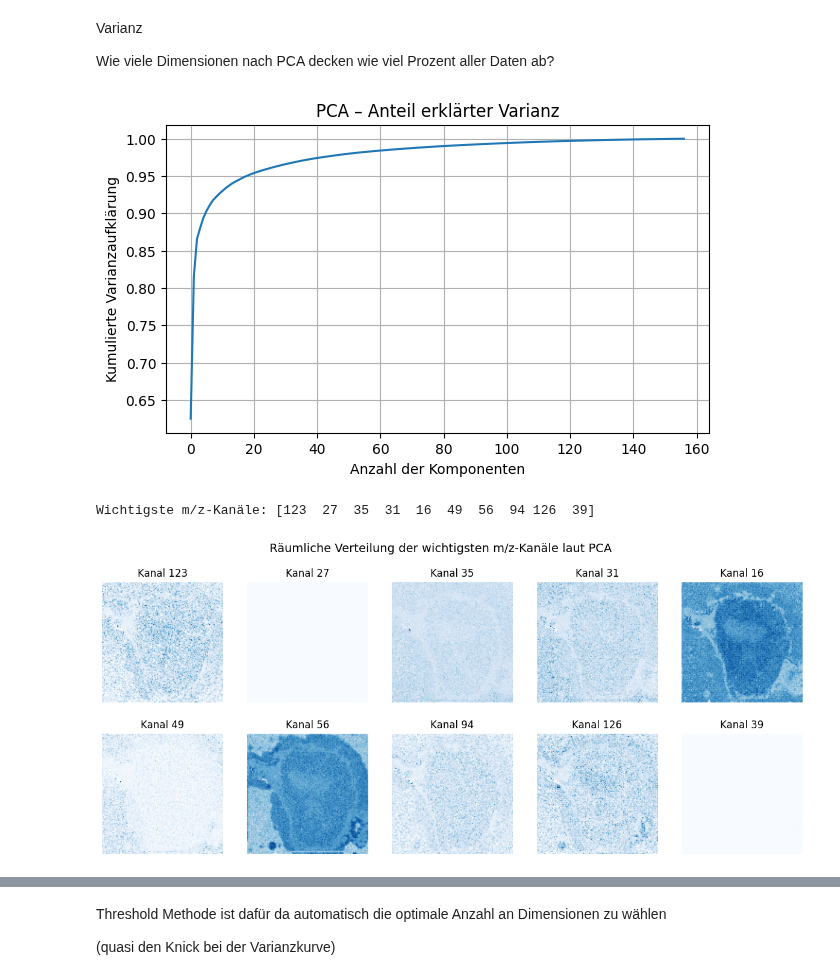
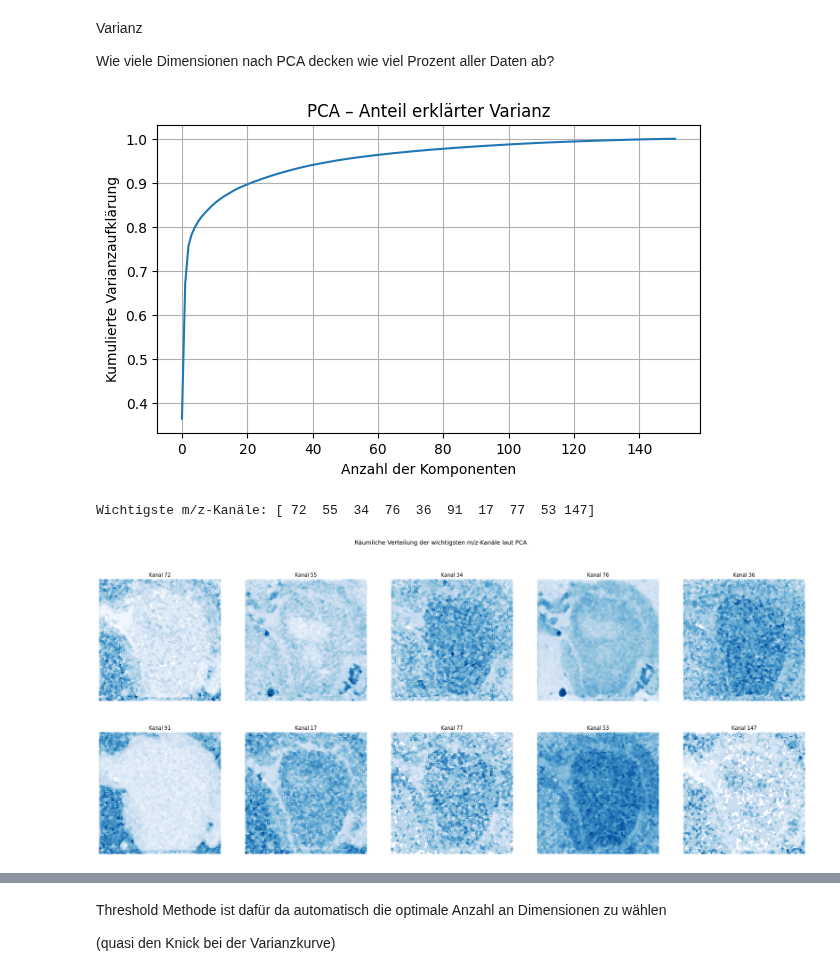
Before and after one commit to janphr03/MassSpectrometryImaging, a Jupyter notebook: Main.ipynb, the cells around one changed output, grey strips where cells are left out. Saved outputs shown, nothing was run; the diff lists cells and outputs as text; code cells hidden in the pictures.

Commit message:
optimierung der feature Selection mit Medianfilter und log-Transformation

```diff
--- a/Main.ipynb
+++ b/Main.ipynb
@@ -101,11 +101,26 @@ Features (Kanäle in unserem Fall) die keinen Mehrwert bringen werden gelöscht
 
 Fall: Werte die eine sehr ähnliche Frequenz über alle Kanäle haben wären dann ja einfach so ein Rauschen was auf das Bild keinen Unterschied hätte (Wie ein Grauer Hintergrund der nichts bringt)
 # %%
-# Rauschkanäle entfernen
+# --- Vorverarbeitungsschritte für MSI-Daten ---
+
+from scipy.ndimage import median_filter
+import numpy as np
+
+# Medianfilter – entfernt lokale Ausreißerpixel pro Kanal
+for ch in range(ims_cube.shape[2]):
+    ims_cube[:, :, ch] = median_filter(ims_cube[:, :, ch], size=3)
+
+# Signal-zu-Rausch-Filterung (Feature-Selektion)
 channel_std = spectral_matrix.std(axis=0)
+channel_mean = spectral_matrix.mean(axis=0)
+signal_to_noise = channel_mean / (channel_std + 1e-12)
 
-# erstellt boolsche Maske über alle Kanäle
-low_var_mask = channel_std > 1e-6  # Kanäle die konstant sind entfernen->unwichtig bewertet bei PCA
-spectral_matrix = spectral_matrix[:, low_var_mask]
+snr_threshold = np.percentile(signal_to_noise, 20)  # unterstes 20%-Quantil entfernen
+mask = (channel_std > 1e-6) & (signal_to_noise > snr_threshold)
+spectral_matrix = spectral_matrix[:, mask]
+
 print(f"Behaltene Kanäle nach Filterung: {spectral_matrix.shape[1]}")
+
+# Log-Transformation (Varianzstabilisierung)
+spectral_matrix = np.log1p(spectral_matrix)
 # %% [output]
@@ -148,28 +163,28 @@ plt.title('PCA – Anteil erklärter Varianz')
 plt.grid(True)
 plt.show()
 # %% [output]
-[figure, old version]
+[figure, new version]
 # %%
 # Wichtigste Kanäle (m/z-Werte) herausfinden
 # Wir betrachten hier die erste Hauptkomponente
 loadings = np.abs(pca.components_[0])
 important_channels = np.argsort(loadings)[-10:][::-1]  # Top 10 mit höchstem Einfluss
 
 print("Wichtigste m/z-Kanäle:", important_channels)
 
 # Diese Kanäle im Bild visualisieren
-plt.figure(figsize=(15, 6))
+plt.figure(figsize=(30, 12))
 for i, ch in enumerate(important_channels, 1):
     plt.subplot(2, 5, i)
     plt.imshow(ims_cube[:, :, ch], cmap='Blues')
     plt.title(f"Kanal {ch}")
     plt.axis('off')
 
 plt.suptitle("Räumliche Verteilung der wichtigsten m/z-Kanäle laut PCA", fontsize=14)
 plt.show()
 # %% [output]
-Wichtigste m/z-Kanäle: [123  27  35  31  16  49  56  94 126  39]
+Wichtigste m/z-Kanäle: [ 72  55  34  76  36  91  17  77  53 147]
-[figure, old version]
+[figure, new version]
 # %%
 # (Optional) Mittleres Spektrum über alle Pixel + Standardabweichung
 mean_spectrum = ims_cube.mean(axis=(0, 1))
```
Also changed, not shown: parts of 3 cells of this notebook.
